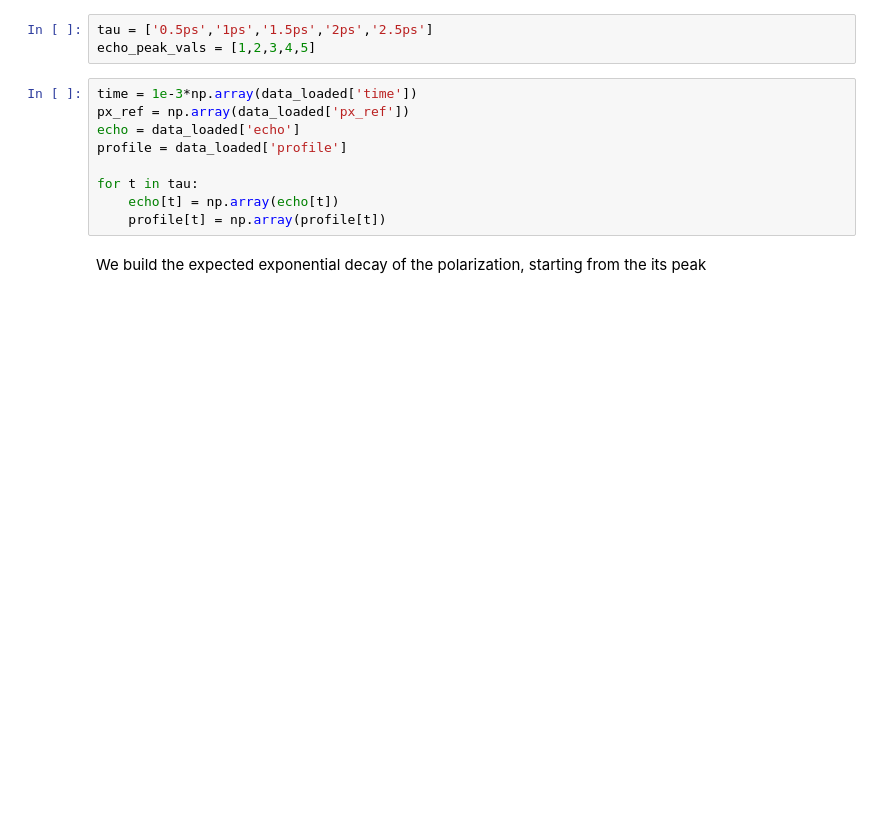
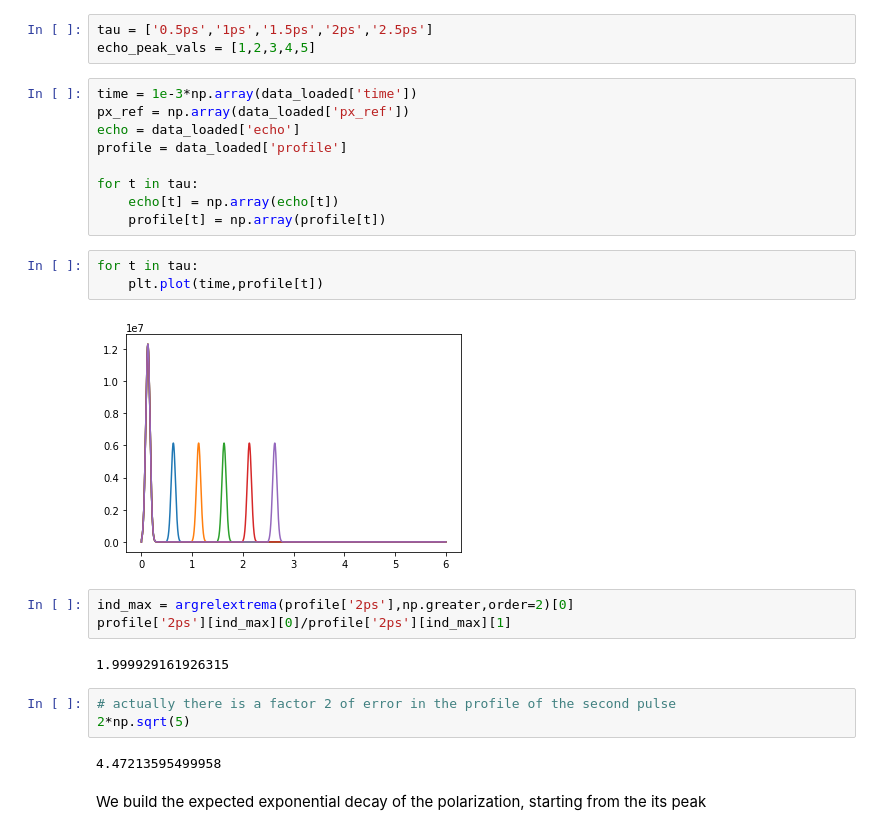
Before and after one commit to marcodalessandro76/Echo_mechanisms_decay_time_optical_orientation, a Jupyter notebook: PHOTON_ECO/ANALYSIS_Plot.ipynb, the cells around one changed output. Saved outputs shown, nothing was run; the diff lists cells and outputs as text; blank space fills up the shorter version.

```diff
--- a/PHOTON_ECO/ANALYSIS_Plot.ipynb
+++ b/PHOTON_ECO/ANALYSIS_Plot.ipynb
@@ -46,6 +49,21 @@ profile = data_loaded['profile']
 for t in tau:
     echo[t] = np.array(echo[t])
     profile[t] = np.array(profile[t])
+# %%
+for t in tau:
+    plt.plot(time,profile[t])
+# %% [output]
+[figure, added]
+# %%
+ind_max = argrelextrema(profile['2ps'],np.greater,order=2)[0]
+profile['2ps'][ind_max][0]/profile['2ps'][ind_max][1]
+# %% [output]
+1.999929161926315
+# %%
+# actually there is a factor 2 of error in the profile of the second pulse
+2*np.sqrt(5)
+# %% [output]
+4.47213595499958
 # %% [markdown]
 We build the expected exponential decay of the polarization, starting from the its peak
 # %%
```
Also changed, not shown: parts of 19 cells of this notebook, 4 other files.
